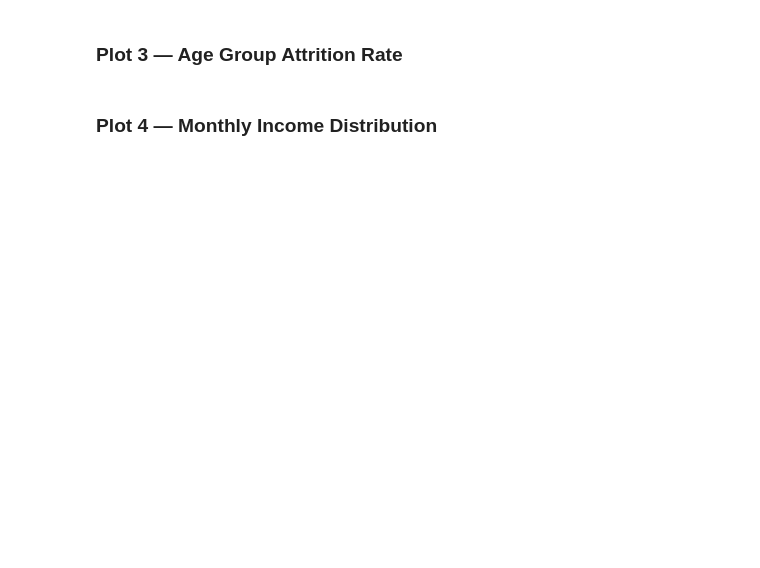
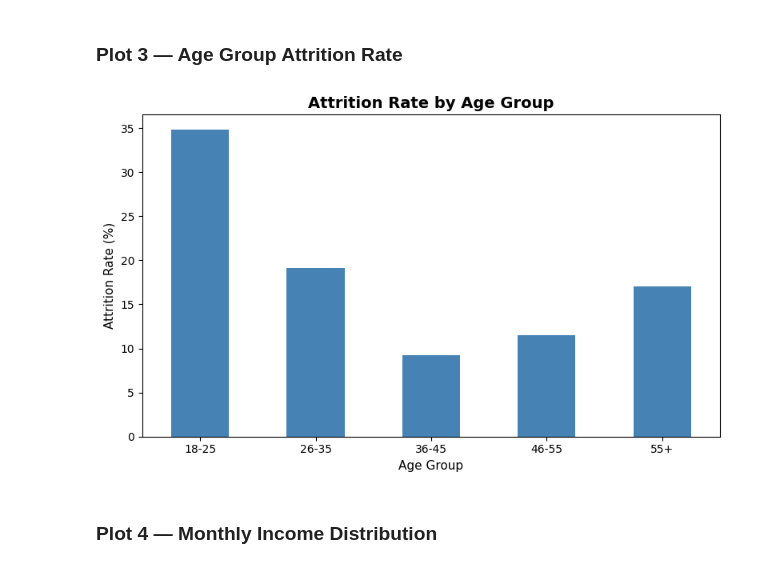
Before and after one commit to Ayaan2210/data-analyst-portfolio, a Jupyter notebook: hr-analytics-dashboard/python/hr_analysis.ipynb, the cells around one changed output. Cells and saved outputs as stored; diff of their text form; code cells hidden in the pictures; blank space fills up the shorter version.

```diff
--- a/hr-analytics-dashboard/python/hr_analysis.ipynb
+++ b/hr-analytics-dashboard/python/hr_analysis.ipynb
@@ -1075,0 +78,20 @@ s
+# %%
+# Create age buckets
+df["Age_Group"] = pd.cut(
+    df["Age"],
+    bins=[18, 25, 35, 45, 55, 65],
+    labels=["18-25", "26-35", "36-45", "46-55", "55+"]
+)
+
+age_total = df.groupby("Age_Group", observed=False)["Attrition_Num"].count()
+age_left  = df.groupby("Age_Group", observed=False)["Attrition_Num"].sum()
+age_rate  = (age_left / age_total * 100).round(2)
+
+age_analysis = pd.DataFrame({
+    "Total"          : age_total,
+    "Left"           : age_left,
+    "Attrition_Rate" : age_rate
+})
+
+print("===== AGE GROUP ATTRITION =====")
+print(age_analysis)
@@ -3622,3 +270,17 @@ w
+# %%
+# --- Plot 3: Age Group vs Attrition Rate ---
+plt.figure(figsize=(8, 5))
+age_rate.plot(kind="bar", color="steelblue")
+
+plt.title("Attrition Rate by Age Group", fontsize=14, fontweight="bold")
+plt.xlabel("Age Group", fontsize=11)
+plt.ylabel("Attrition Rate (%)", fontsize=11)
+plt.xticks(rotation=0)
+plt.tight_layout()
+plt.savefig("plot3_age_attrition.png", dpi=150, bbox_inches="tight")
+plt.show()
+# %% [output]
+[figure, added]
 # %% [markdown]
 ### Plot 4 — Monthly Income Distribution
 # %%
```
Also changed, not shown: parts of 26 cells of this notebook.
